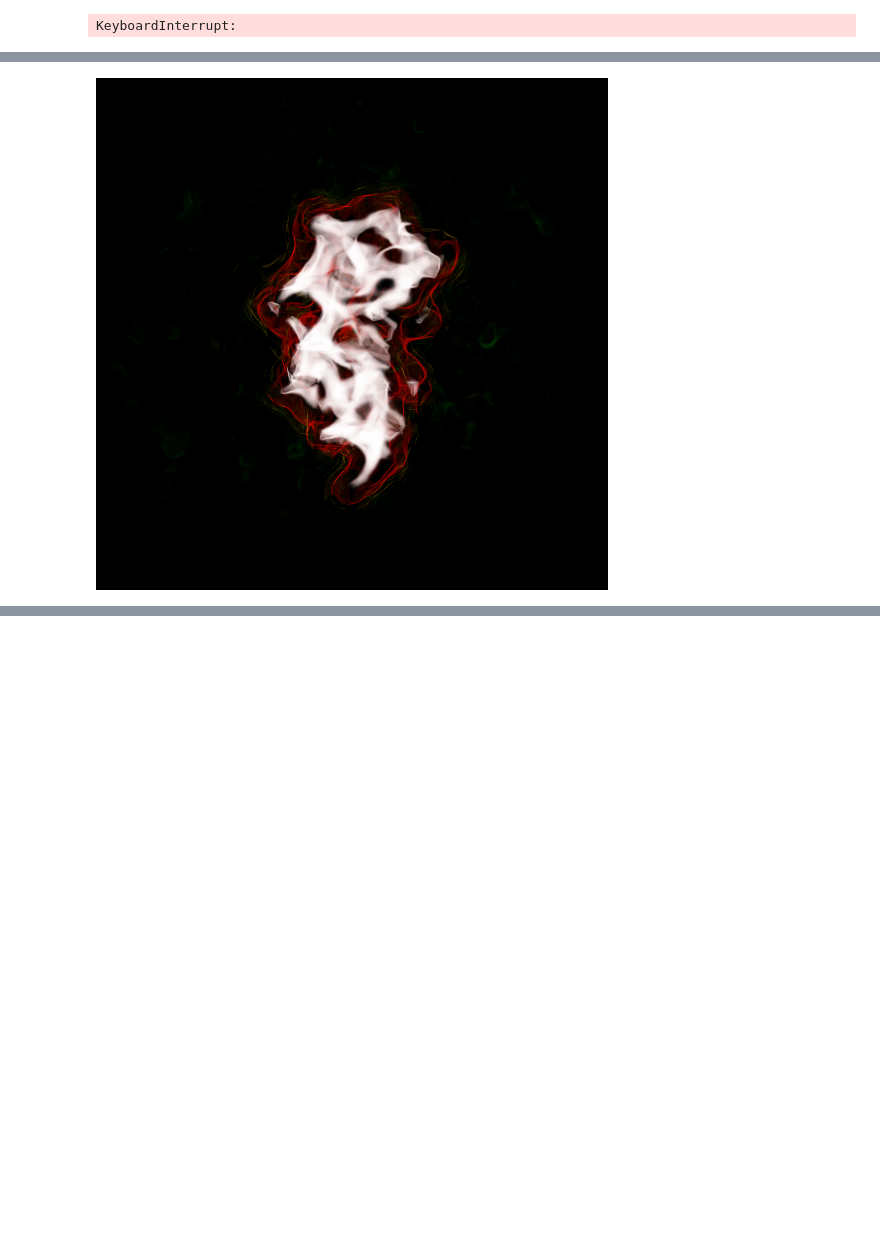
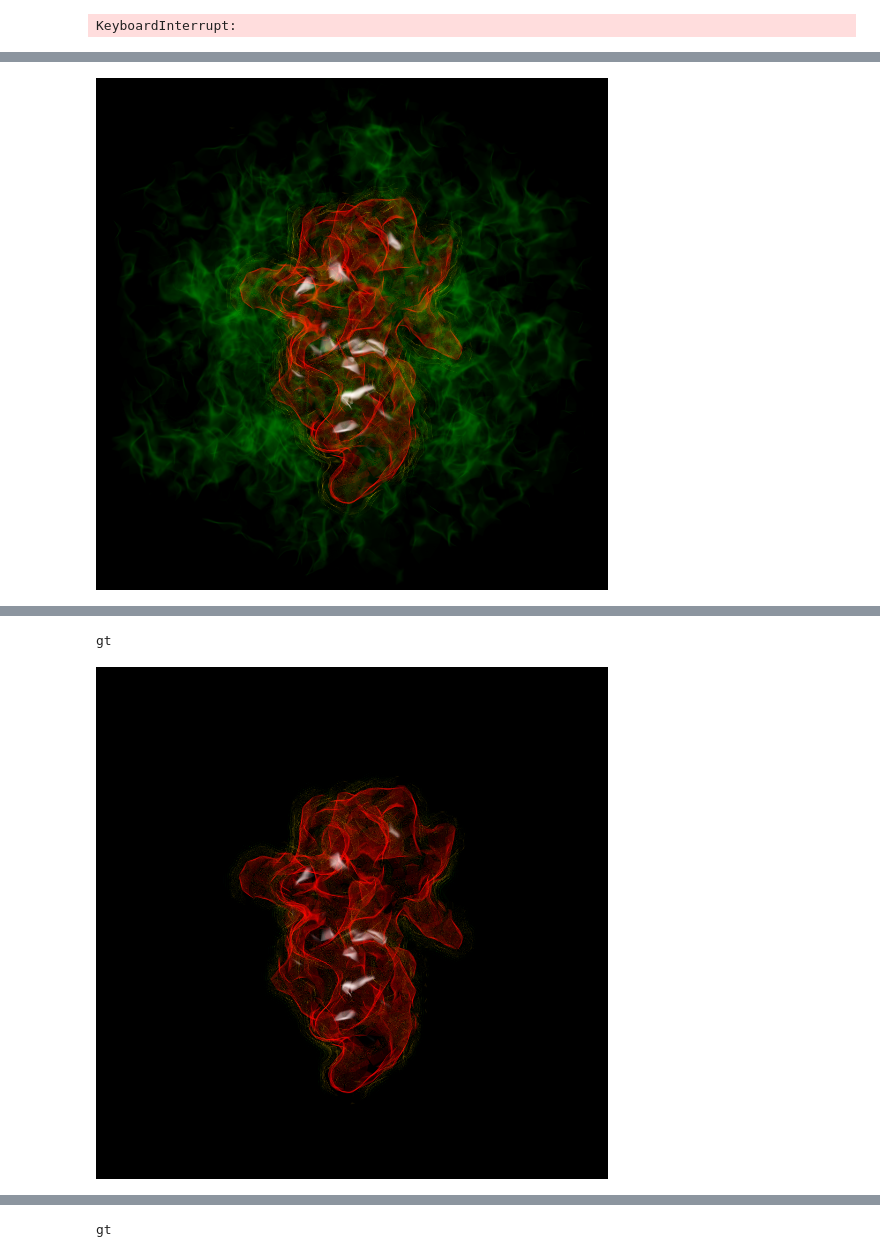
Before and after one commit to daenuprobst/minf, a Jupyter notebook: notebooks/interpolate.ipynb, the cells around one changed output, grey strips where cells are left out. Saved outputs shown, nothing was run; the diff lists cells and outputs as text; code cells hidden in the pictures; blank space fills up the shorter version.

```diff
--- a/notebooks/interpolate.ipynb
+++ b/notebooks/interpolate.ipynb
@@ -19,10 +19,10 @@ from rdkit.Chem import rdMolDescriptors
 resolution = 32
 rotation = 270
 
-fd = FieldPDBDataset("../data/1osl.pdb", resolution=resolution, single_property=9)
+fd = FieldPDBDataset("../data/1osl.pdb", resolution=resolution, single_property=9, subset=[6, 9])
 dl = DataLoader(fd, batch_size=1, shuffle=True)
 dl_test = DataLoader(fd, batch_size=1, shuffle=False)
 # %%
 for batch in dl_test:
     for field in batch:
-        ...#plot_field(field[:, :, :, 0], cam_rotate=rotation).show()
+        plot_field(field[:, :, :, 0], cam_rotate=rotation).show()
@@ -52,27 +93,33 @@ optim = torch.optim.Adam(lr=1e-4, params=decoder.parameters())
 # %%
-min_loss = 9999999
-for epoch in (pbar := tqdm(range(20000))):
-    for i, batch in enumerate(dl_test):
-        total_loss = 0
-        for field in batch:
-            loss = decoder(field.cuda(), latent_idx=i)
-            optim.zero_grad()
-            loss.backward()
-            optim.step()
-            total_loss += loss.item()
+min_loss = 999999999
 
-    avg_loss = total_loss / len(dl_test)
+for epoch in (pbar := tqdm(range(50000))):
+    total_loss = 0
+    for batch in dl:
+        loss, out, latent = autoencoder(batch.cuda())
+        optim.zero_grad()
+        loss.backward()
+        optim.step()
+        total_loss += loss.item()
+
+    avg_loss = total_loss / len(fd)
 
     if avg_loss < min_loss:
         min_loss = avg_loss
-        torch.save(decoder.state_dict(), "multishape_model.pt")
+        # torch.save(autoencoder.state_dict(), "interp_2.pt")
 
     pbar.set_description(f"Epoch {epoch} (loss: {avg_loss})")
-    continue
 # %% [output]
 KeyboardInterrupt:
 # %%
-field = reconstructed = decoder(None, latent_idx=0)
-field = field.cpu().detach().squeeze(-1)
-plot_field(field[:, :, :, 0]).show()
+i = 0
+for batch in dl_test:
+    latent = autoencoder.encode(batch.cuda())
+    reconstructed = autoencoder.predict(latent).cpu().detach()
+
+    for r in reconstructed:
+        plot_field(r.flatten(3)[:, :, :, 0]).show()
+        print("gt")
+        plot_field(fd[i][:, :, :, 0]).show()
+        i += 1
 # %% [output]
@@ -89 +136 @@ yt : [INFO     ] 2025-02-12 00:30:39,142 Calculating data bounds. This may take
-[figure, old version]
+[figure, new version]
@@ -89,0 +147,2 @@ yt : [INFO     ] 2025-02-12 00:30:39,142 Calculating data bounds. This may take
+gt
+[figure, added]
@@ -89,0 +170 @@ yt : [INFO     ] 2025-02-12 00:30:39,142 Calculating data bounds. This may take
+gt
```
Also changed, not shown: parts of 4 cells of this notebook, 45 other files.
